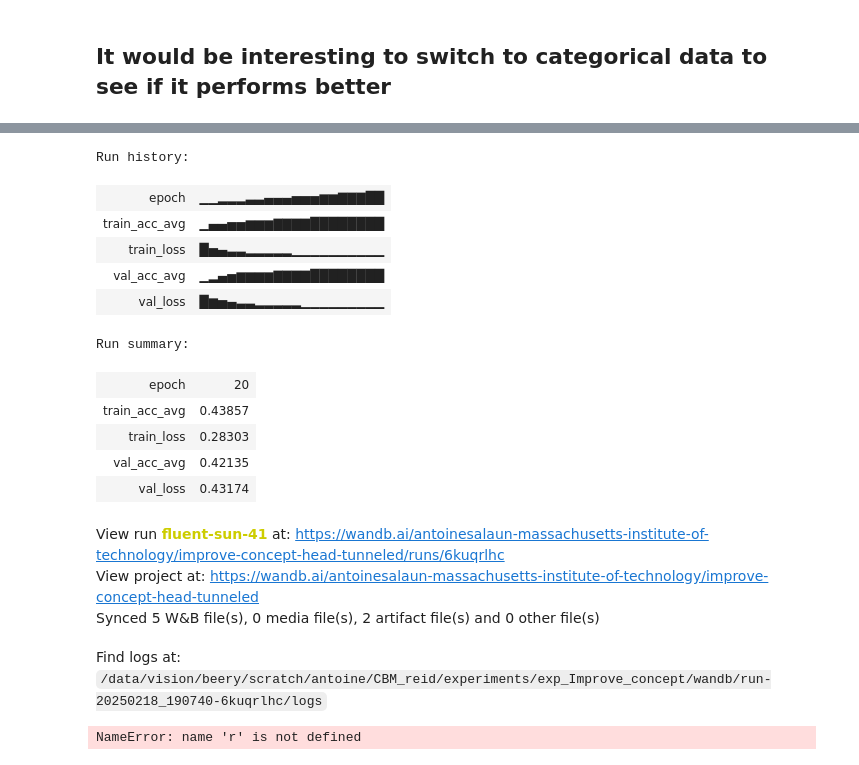
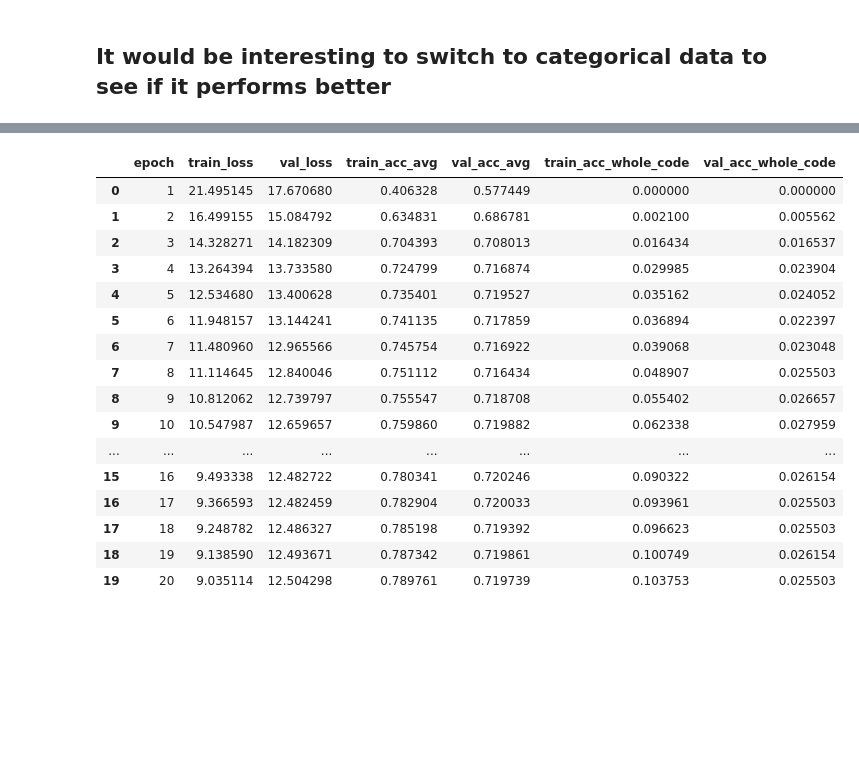
Before and after one commit to AntoineSalaun/Interpretable-and-Editable-Elephant-ReID, a Jupyter notebook: methods/improve_concepts.ipynb, the cells around one changed output, grey strips where cells are left out. Cells and saved outputs as stored; diff of their text form; code cells hidden in the pictures; blank space fills up the shorter version.

```diff
--- a/methods/improve_concepts.ipynb
+++ b/methods/improve_concepts.ipynb
@@ -911,13 +882,33 @@ Synced 5 W&B file(s), 0 media file(s), 2 artifact file(s) and 0 other file(s)
 # %% [markdown]
 ## It would be interesting to switch to categorical data to see if it performs better
 # %%
+code = 'Tunneled-categroical'
 MD_finetuned = Backbone(model_name="MegaDescriptor", pretraining="MD_finetuned_w", experiment_code=code)
+# %%
+def categorical_CE_loss(output,labels):
+
+    idx = 0
+    att_loss = {}
+    tot_loss = 0
+
+    for key, value in SEEK.lengths.items():
+        att_output = output[:, idx:idx + value]
+        att_labels = labels[:, idx:idx + value]
+
+        att_loss[key] = F.cross_entropy(att_output, att_labels)
+        tot_loss += att_loss[key]
+        idx += value
+
+
+    return tot_loss
 # %%
-concept_cat = ConceptHeadTunneledCategorical(lr=0.001, loss=nn.CrossEntropyLoss(), print_every=1, experiment_code = code)
+concept_cat = ConceptHeadTunneled(lr=0.001, loss=categorical_CE_loss, print_every=1, experiment_code = code)
 
 concept_cat.train(train_loader, test_loader, backbone = MD_finetuned, num_epochs=20, predict_ele_SEEK = False)
 concept_cat.test(test_loader, backbone = MD_finetuned, predict_ele_SEEK = False)
+r = Retrieval(experiment_code=code)
 
 r.evaluate_model(concept_cat, ba=MD_finetuned, train_loader=train_loader, test_loader=test_loader, show_matches=False, show_plot=False, show_tsne=False)
+#
 # %% [output]
 Training ConceptHead for 20 epochs, reseting weights, and the backbone parameters are, False  concept head parameters are  True
@@ -941,17 +931,17 @@ whole_image Accuracy: 72.41%
-Run history:
-| epoch | ▁▁▂▂▂▃▃▄▄▄▅▅▅▆▆▇▇▇██ |
-| train_acc_avg | ▁▄▄▅▅▆▆▆▇▇▇▇████████ |
-| train_loss | █▅▄▃▃▂▂▂▂▂▁▁▁▁▁▁▁▁▁▁ |
-| val_acc_avg | ▁▂▄▅▆▆▆▆▇▇▇▇████████ |
-| val_loss | █▆▅▄▃▃▂▂▂▂▂▁▁▁▁▁▁▁▁▁ |
+|  | epoch | train_loss | val_loss | train_acc_avg | val_acc_avg | train_acc_whole_code | val_acc_whole_code |
+| 0 | 1 | 21.495145 | 17.670680 | 0.406328 | 0.577449 | 0.000000 | 0.000000 |
+| 1 | 2 | 16.499155 | 15.084792 | 0.634831 | 0.686781 | 0.002100 | 0.005562 |
+| 2 | 3 | 14.328271 | 14.182309 | 0.704393 | 0.708013 | 0.016434 | 0.016537 |
+| 3 | 4 | 13.264394 | 13.733580 | 0.724799 | 0.716874 | 0.029985 | 0.023904 |
+| 4 | 5 | 12.534680 | 13.400628 | 0.735401 | 0.719527 | 0.035162 | 0.024052 |
+| 5 | 6 | 11.948157 | 13.144241 | 0.741135 | 0.717859 | 0.036894 | 0.022397 |
+| 6 | 7 | 11.480960 | 12.965566 | 0.745754 | 0.716922 | 0.039068 | 0.023048 |
+| 7 | 8 | 11.114645 | 12.840046 | 0.751112 | 0.716434 | 0.048907 | 0.025503 |
+| 8 | 9 | 10.812062 | 12.739797 | 0.755547 | 0.718708 | 0.055402 | 0.026657 |
+| 9 | 10 | 10.547987 | 12.659657 | 0.759860 | 0.719882 | 0.062338 | 0.027959 |
+| ... | ... | ... | ... | ... | ... | ... | ... |
+| 15 | 16 | 9.493338 | 12.482722 | 0.780341 | 0.720246 | 0.090322 | 0.026154 |
+| 16 | 17 | 9.366593 | 12.482459 | 0.782904 | 0.720033 | 0.093961 | 0.025503 |
+| 17 | 18 | 9.248782 | 12.486327 | 0.785198 | 0.719392 | 0.096623 | 0.025503 |
+| 18 | 19 | 9.138590 | 12.493671 | 0.787342 | 0.719861 | 0.100749 | 0.026154 |
+| 19 | 20 | 9.035114 | 12.504298 | 0.789761 | 0.719739 | 0.103753 | 0.025503 |
-Run summary:
-| epoch | 20 |
-| train_acc_avg | 0.43857 |
-| train_loss | 0.28303 |
-| val_acc_avg | 0.42135 |
-| val_loss | 0.43174 |
-View run fluent-sun-41 at: https://wandb.ai/antoinesalaun-massachusetts-institute-of-technology/improve-concept-head-tunneled/runs/6kuqrlhc
-View project at: https://wandb.ai/antoinesalaun-massachusetts-institute-of-technology/improve-concept-head-tunneled
-Synced 5 W&B file(s), 0 media file(s), 2 artifact file(s) and 0 other file(s)
-Find logs at: /data/vision/beery/scratch/antoine/CBM_reid/experiments/exp_Improve_concept/wandb/run-20250218_190740-6kuqrlhc/logs
-NameError: name 'r' is not defined
```
Also changed, not shown: parts of 25 cells of this notebook, 7 other files.
